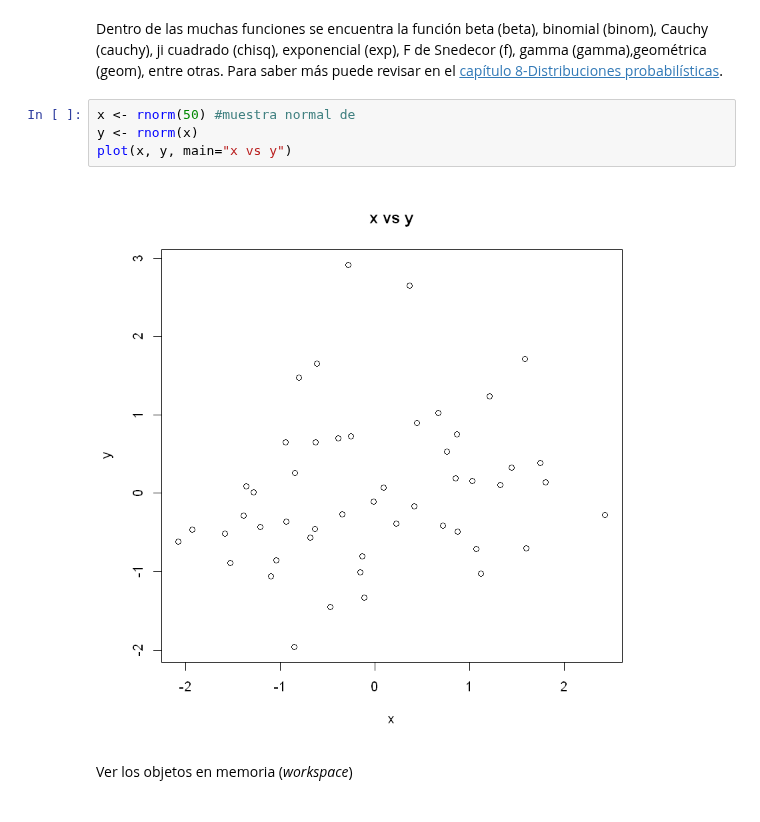
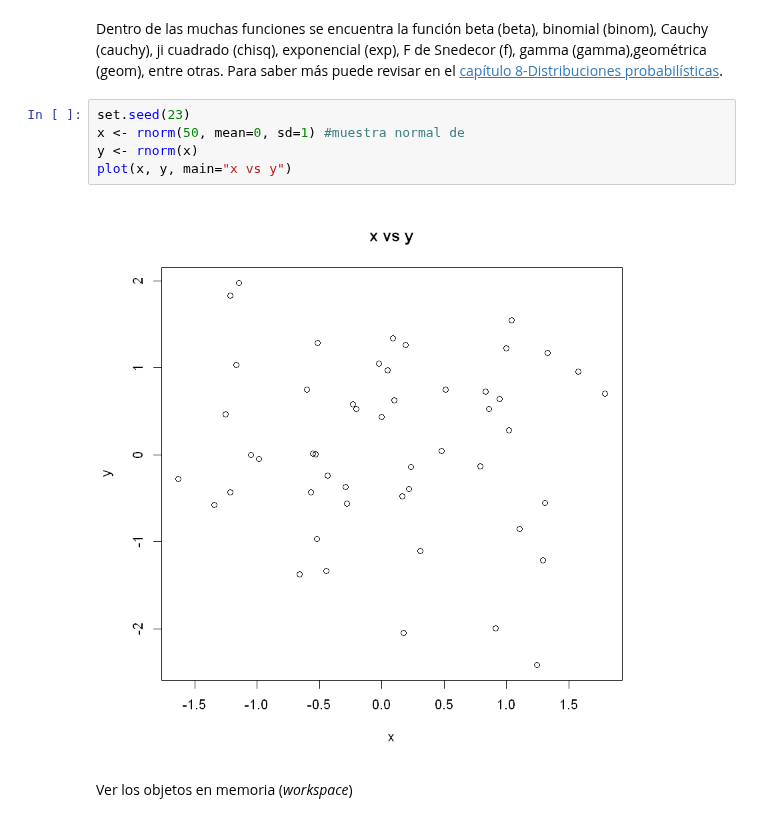
Before and after one commit to AprendizajeProfundo/Diplomado, a Jupyter notebook: Temas/Módulo 14- Aprendizaje no Supervisado/Cuadernos/BreveIntroduccion2R.ipynb, the cells around one changed output. Cells and saved outputs as stored; diff of their text form.

```diff
--- a/Temas/Módulo 14- Aprendizaje no Supervisado/Cuadernos/BreveIntroduccion2R.ipynb
+++ b/Temas/Módulo 14- Aprendizaje no Supervisado/Cuadernos/BreveIntroduccion2R.ipynb
@@ -227,11 +223,12 @@ StdErr(1:10)
 # %% [markdown]
 Dentro de las muchas funciones se encuentra la función beta (beta), binomial (binom), Cauchy (cauchy), ji cuadrado (chisq), exponencial (exp), F de Snedecor (f), gamma (gamma),geométrica (geom), entre otras. Para saber más puede revisar en el [capítulo 8-Distribuciones probabilísticas](https://cran.r-project.org/doc/contrib/R-intro-1.1.0-espanol.1.pdf).
 # %%
-x <- rnorm(50) #muestra normal de
+set.seed(23)
+x <- rnorm(50, mean=0, sd=1) #muestra normal de
 y <- rnorm(x)
 plot(x, y, main="x vs y")
 # %% [output]
-[figure, old version]
+[figure, new version]
 # %% [markdown]
 Ver los objetos en memoria (*workspace*)
 # %%
```
Also changed, not shown: parts of 24 cells of this notebook, 2 other files.
